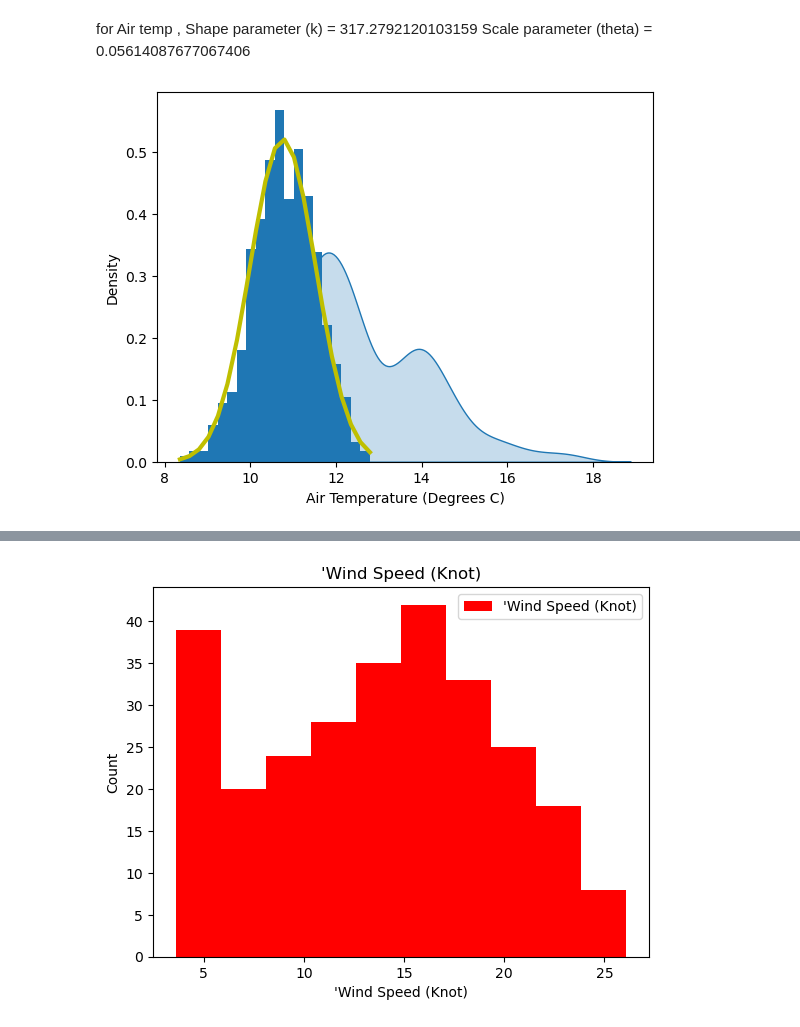
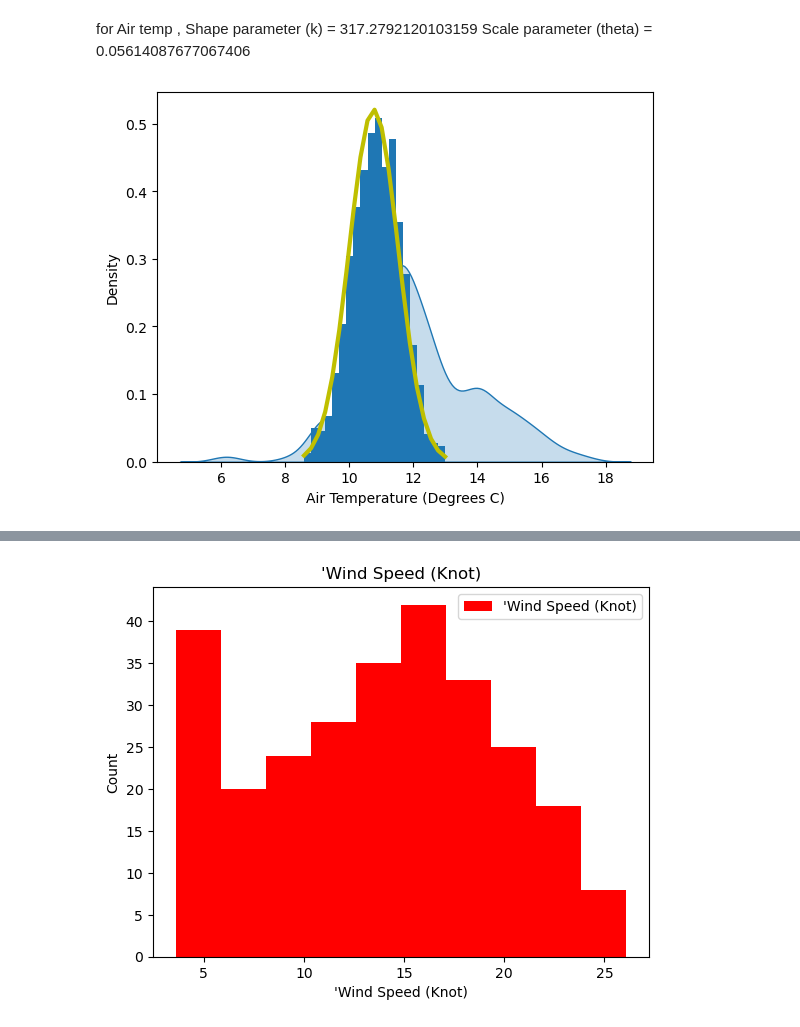
Before and after one commit to dectan/Programming-for-Data-Analysis-Project-1, a Jupyter notebook: Project 1.ipynb, the cells around one changed output, grey strips where cells are left out. Cells and saved outputs as stored; diff of their text form; code cells hidden in the pictures.

```diff
--- a/Project 1.ipynb
+++ b/Project 1.ipynb
@@ -104,4 +104,6 @@ SensorTimestamp column is int 64 bit, the following steps to create new column c
 df1['SensorTimestamp']
 pd.to_datetime(df1['SensorTimestamp'])
 df1['datetime'] = pd.to_datetime(df1['SensorTimestamp'])
-df1['datetime']
+df1.set_index('datetime', inplace=True)
+df2=df1.loc['2015-08-16']
+#df1['datetime']
@@ -512,16 +428,16 @@ Scale parameter (theta) = 0.05614087677067406
 # %%
 mu, sigma = 10.76, .766
 s = np.random.normal(mu, sigma, 1000) # Mean is 40 and std is 1.
 
 # Create the bins and histogram
 count, bins, ignored = plt.hist(s, 20, density=True)
 
 # Plot the distribution curve
 plt.plot(bins, 1/(sigma * np.sqrt(2 * np.pi)) *np.exp( - (bins - mu)**2 / (2 * sigma**2) ), linewidth=3, color='y')
-sns.kdeplot(df3['Air Temperature (Degrees C)'],shade=True)
+sns.kdeplot(df1['Air Temperature (Degrees C)'],shade=True)
 plt.show()
 # %% [output]
-[figure, old version]
+[figure, new version]
 # %%
 #sns.set(style="ticks", palette="colorblind")
 #axes=plt.subplots(2,2, figsize=(9,9))
```
Also changed, not shown: parts of 73 cells of this notebook, 1 other file.
